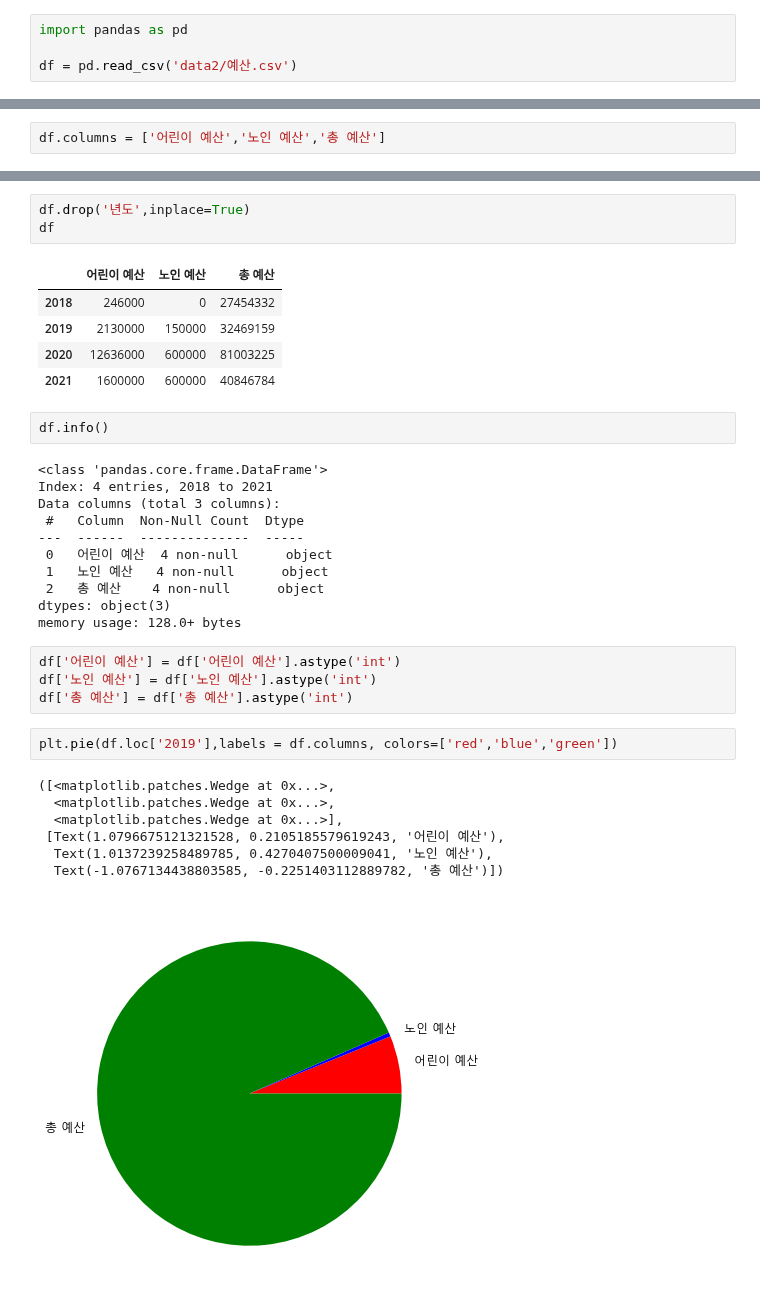
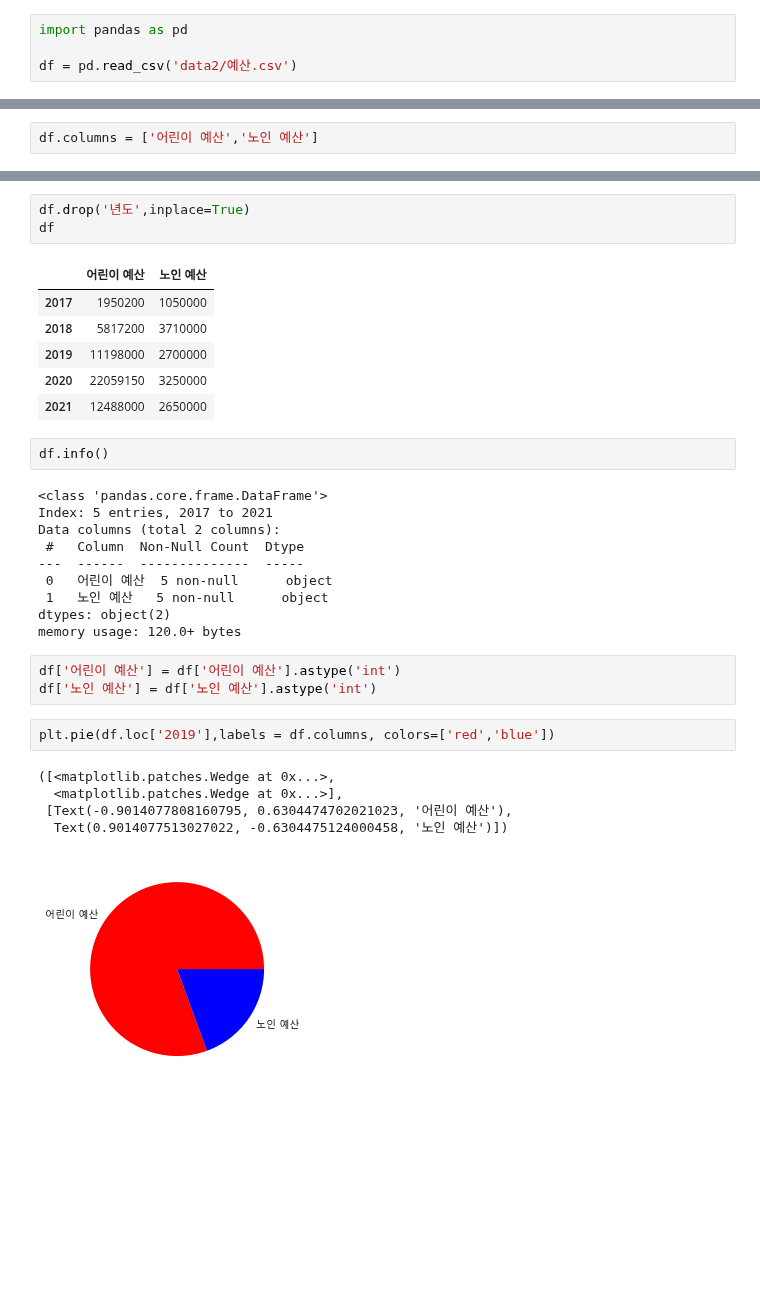
Before and after one commit to y7y1h13/StatisticsAnal, a Jupyter notebook: newPan/프로젝트/예산.ipynb, the cells around one changed output, grey strips where cells are left out. Saved outputs shown, nothing was run; the diff lists cells and outputs as text; blank space fills up the shorter version.

```diff
--- a/newPan/프로젝트/예산.ipynb
+++ b/newPan/프로젝트/예산.ipynb
@@ -32,5 +32,5 @@ df
 # %%
-df.columns = ['어린이 예산','노인 예산','총 예산']
+df.columns = ['어린이 예산','노인 예산']
 # %%
 df
 # %% [output]
@@ -44,38 +45,35 @@ df
 df.drop('년도',inplace=True)
 df
 # %% [output]
-|  | 어린이 예산 | 노인 예산 | 총 예산 |
-| 2018 | 246000 | 0 | 27454332 |
-| 2019 | 2130000 | 150000 | 32469159 |
-| 2020 | 12636000 | 600000 | 81003225 |
-| 2021 | 1600000 | 600000 | 40846784 |
+|  | 어린이 예산 | 노인 예산 |
+| 2017 | 1950200 | 1050000 |
+| 2018 | 5817200 | 3710000 |
+| 2019 | 11198000 | 2700000 |
+| 2020 | 22059150 | 3250000 |
+| 2021 | 12488000 | 2650000 |
 # %%
 df.info()
 # %% [output]
 <class 'pandas.core.frame.DataFrame'>
-Index: 4 entries, 2018 to 2021
-Data columns (total 3 columns):
+Index: 5 entries, 2017 to 2021
+Data columns (total 2 columns):
  #   Column  Non-Null Count  Dtype
 ---  ------  --------------  -----
- 0   어린이 예산  4 non-null      object
- 1   노인 예산   4 non-null      object
- 2   총 예산    4 non-null      object
-dtypes: object(3)
-memory usage: 128.0+ bytes
+ 0   어린이 예산  5 non-null      object
+ 1   노인 예산   5 non-null      object
+dtypes: object(2)
+memory usage: 120.0+ bytes
 # %%
 df['어린이 예산'] = df['어린이 예산'].astype('int')
 df['노인 예산'] = df['노인 예산'].astype('int')
-df['총 예산'] = df['총 예산'].astype('int')
 # %%
-plt.pie(df.loc['2019'],labels = df.columns, colors=['red','blue','green'])
+plt.pie(df.loc['2019'],labels = df.columns, colors=['red','blue'])
 # %% [output]
 ([<matplotlib.patches.Wedge at 0x...>,
-  <matplotlib.patches.Wedge at 0x...>,
   <matplotlib.patches.Wedge at 0x...>],
- [Text(1.0796675121321528, 0.2105185579619243, '어린이 예산'),
-  Text(1.0137239258489785, 0.4270407500009041, '노인 예산'),
-  Text(-1.0767134438803585, -0.2251403112889782, '총 예산')])
+ [Text(-0.9014077808160795, 0.6304474702021023, '어린이 예산'),
+  Text(0.9014077513027022, -0.6304475124000458, '노인 예산')])
-[figure, old version]
+[figure, new version]
 # %%
 plt.rcParams["figure.figsize"] = (14,7)
 plt.rcParams['font.size'] = 12
```
Also changed, not shown: parts of 5 cells of this notebook, 1 other file.
